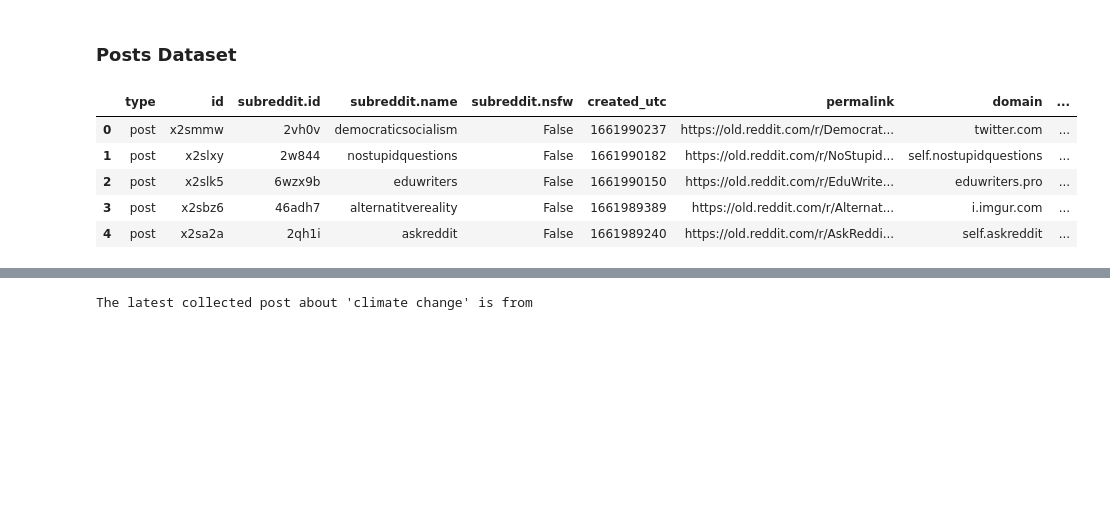
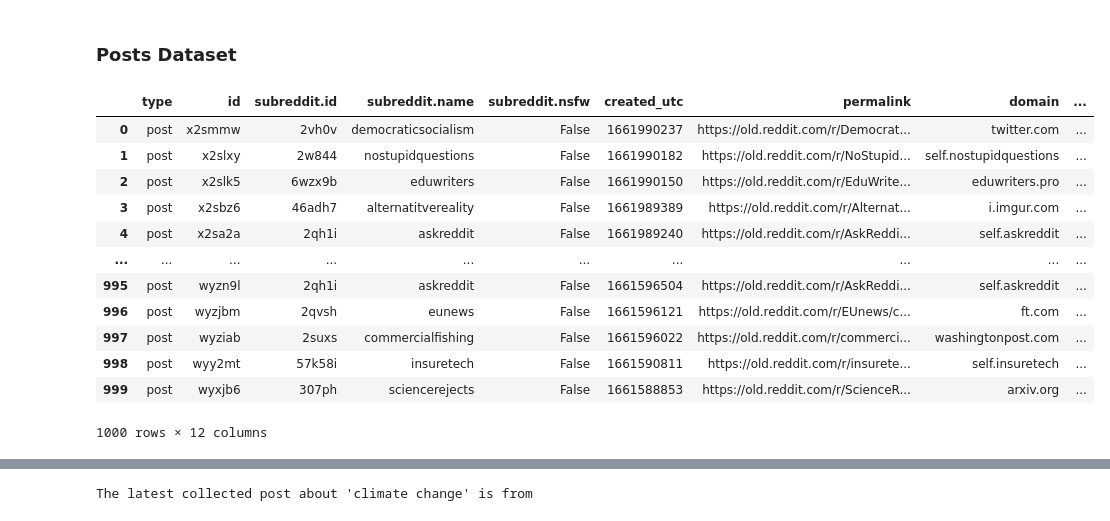
Before and after one commit to anjaghub/datascience_project_2023, a Jupyter notebook: reddit_climate_change.ipynb, the cells around one changed output, grey strips where cells are left out. Drawn from its saved outputs; the diff is of its cells as text; code cells hidden in the pictures; blank space fills up the shorter version.

```diff
--- a/reddit_climate_change.ipynb
+++ b/reddit_climate_change.ipynb
@@ -125,14 +152,21 @@ plt.show()
 ### Posts Dataset
 # %%
 # Checking 'posts' dataset structure
-raw_posts.head()
+raw_posts
 # %% [output]
 |  | type | id | subreddit.id | subreddit.name | subreddit.nsfw | created_utc | permalink | domain | ... |
 | 0 | post | x2smmw | 2vh0v | democraticsocialism | False | 1661990237 | https://old.reddit.com/r/Democrat... | twitter.com | ... |
 | 1 | post | x2slxy | 2w844 | nostupidquestions | False | 1661990182 | https://old.reddit.com/r/NoStupid... | self.nostupidquestions | ... |
 | 2 | post | x2slk5 | 6wzx9b | eduwriters | False | 1661990150 | https://old.reddit.com/r/EduWrite... | eduwriters.pro | ... |
 | 3 | post | x2sbz6 | 46adh7 | alternatitvereality | False | 1661989389 | https://old.reddit.com/r/Alternat... | i.imgur.com | ... |
 | 4 | post | x2sa2a | 2qh1i | askreddit | False | 1661989240 | https://old.reddit.com/r/AskReddi... | self.askreddit | ... |
+| ... | ... | ... | ... | ... | ... | ... | ... | ... | ... |
+| 995 | post | wyzn9l | 2qh1i | askreddit | False | 1661596504 | https://old.reddit.com/r/AskReddi... | self.askreddit | ... |
+| 996 | post | wyzjbm | 2qvsh | eunews | False | 1661596121 | https://old.reddit.com/r/EUnews/c... | ft.com | ... |
+| 997 | post | wyziab | 2suxs | commercialfishing | False | 1661596022 | https://old.reddit.com/r/commerci... | washingtonpost.com | ... |
+| 998 | post | wyy2mt | 57k58i | insuretech | False | 1661590811 | https://old.reddit.com/r/insurete... | self.insuretech | ... |
+| 999 | post | wyxjb6 | 307ph | sciencerejects | False | 1661588853 | https://old.reddit.com/r/ScienceR... | arxiv.org | ... |
+1000 rows × 12 columns
 # %%
 # Checking datatypes of 'posts' dataset
 raw_posts.dtypes
```
Also changed, not shown: parts of 15 cells of this notebook.
